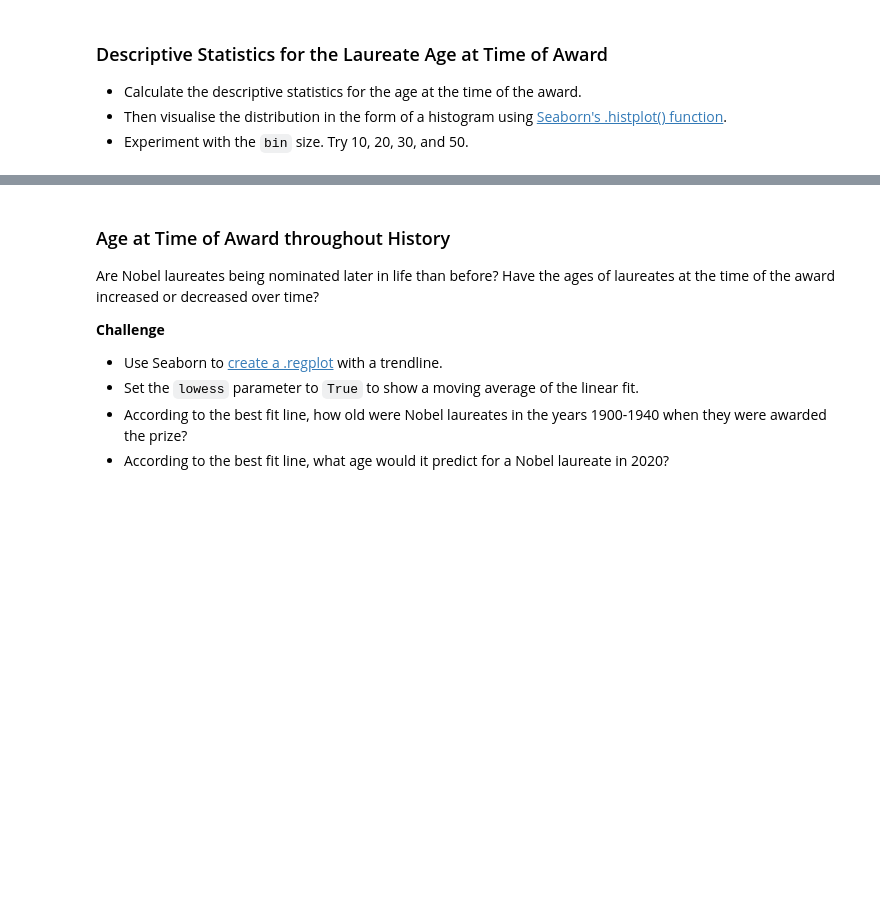
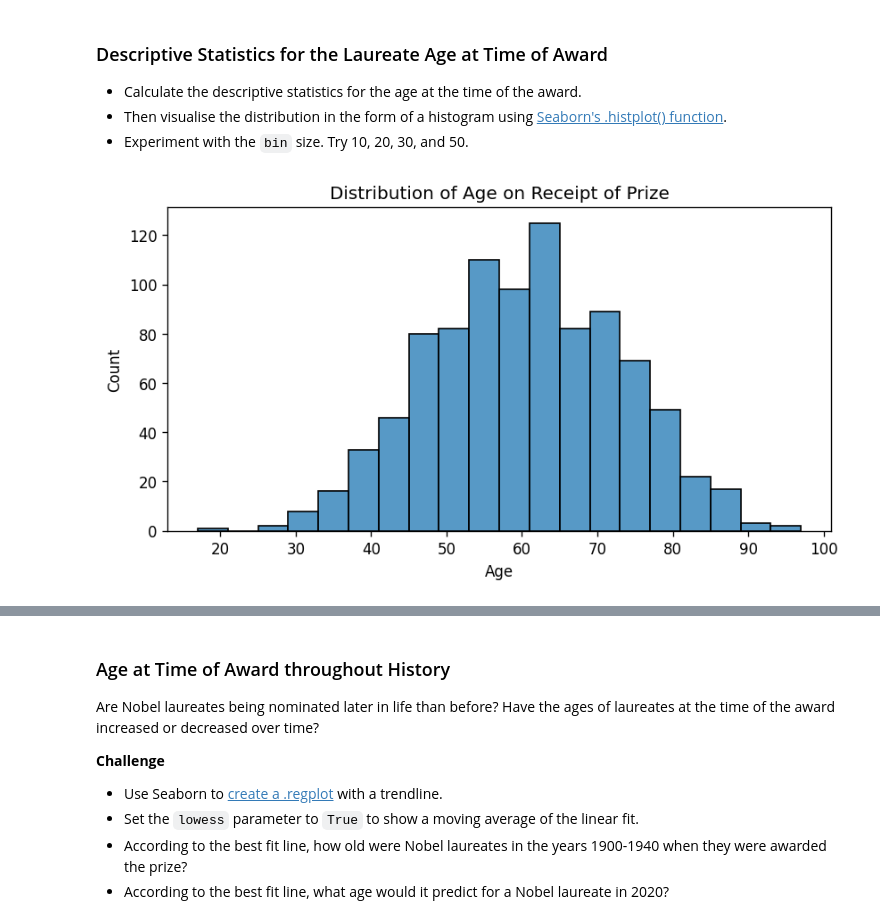
Before and after one commit to conraduouou/experiment-python, a Jupyter notebook: DAY 78 - Nobel Analysis/Nobel_Prize_Analysis_(start).ipynb, the cells around one changed output, grey strips where cells are left out. Saved outputs shown, nothing was run; the diff lists cells and outputs as text; code cells hidden in the pictures; blank space fills up the shorter version.

```diff
--- a/DAY 78 - Nobel Analysis/Nobel_Prize_Analysis_(start).ipynb
+++ b/DAY 78 - Nobel Analysis/Nobel_Prize_Analysis_(start).ipynb
@@ -589,6 +785,9 @@ Here's what you're aiming for:
 How Old Are the Laureates When the Win the Prize?
 
 **Challenge**: Calculate the age of the laureate in the year of the ceremony and add this as a column called `winning_age` to the `df_data` DataFrame. Hint: you can use [this](https://pandas.pydata.org/pandas-docs/stable/reference/api/pandas.Series.dt.html) to help you.
+# %%
+# subtract birth year of birth_date column from the year the prize was awarded
+df_data['winning_age'] = df_data.year.subtract(df_data.birth_date.dt.year)
 # %% [markdown]
 ### Who were the oldest and youngest winners?
 
@@ -604,3 +825,21 @@ How Old Are the Laureates When the Win the Prize?
 * Calculate the descriptive statistics for the age at the time of the award.
 * Then visualise the distribution in the form of a histogram using [Seaborn's .histplot() function](https://seaborn.pydata.org/generated/seaborn.histplot.html).
 * Experiment with the `bin` size. Try 10, 20, 30, and 50.
+# %%
+# turns out seaborn also runs with matplotlib's config functions, since they return Axes?
+plt.figure(figsize=(8,4), dpi=120)
+
+# the graph. I didn't really understand the question much so I had to look at what the graph
+# had to look like. You see, I didn't understand statistics very well back then.
+sns.histplot(
+    df_data,
+    x='winning_age',
+    bins=20
+)
+
+# plt config
+plt.xlabel('Age')
+plt.title('Distribution of Age on Receipt of Prize')
+plt.show()
+# %% [output]
+[figure, added]
```
Also changed, not shown: parts of 37 cells of this notebook.
